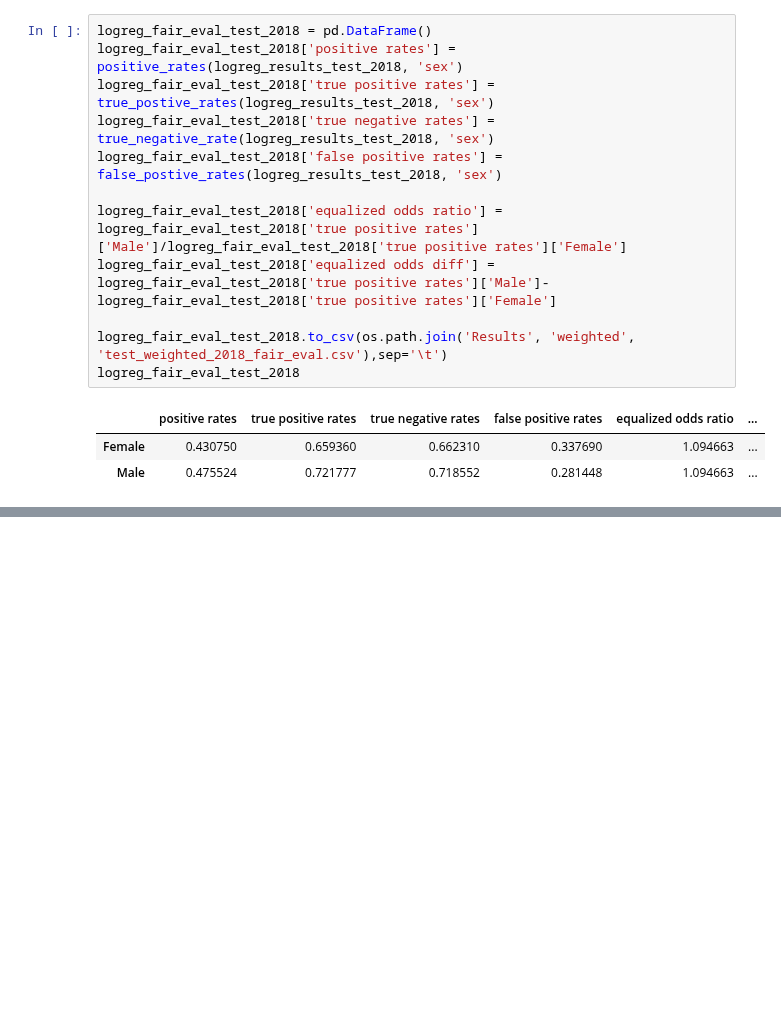
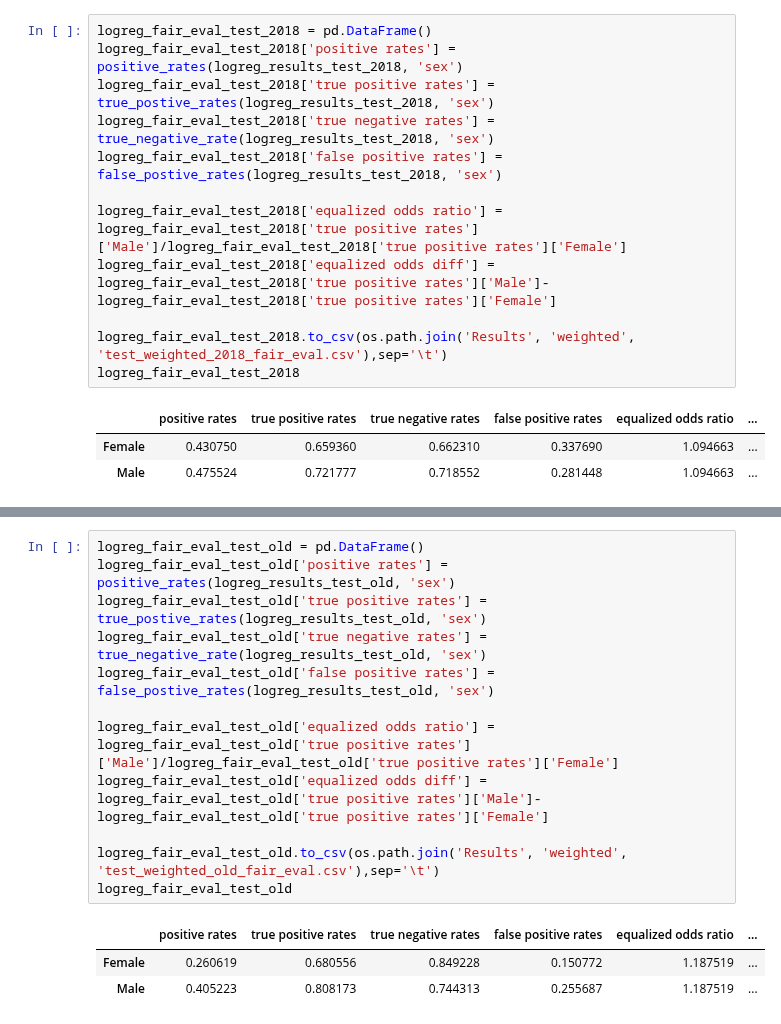
Before and after one commit to JipSchoneveld/HCML_project, a Jupyter notebook: reweigh_train.ipynb, the cells around one changed output, grey strips where cells are left out. Cells and saved outputs as stored; diff of their text form; blank space fills up the shorter version.

```diff
--- a/reweigh_train.ipynb
+++ b/reweigh_train.ipynb
@@ -202,0 +241,16 @@ logreg_fair_eval_test_2018
+# %%
+logreg_fair_eval_test_old = pd.DataFrame()
+logreg_fair_eval_test_old['positive rates'] = positive_rates(logreg_results_test_old, 'sex')
+logreg_fair_eval_test_old['true positive rates'] = true_postive_rates(logreg_results_test_old, 'sex')
+logreg_fair_eval_test_old['true negative rates'] = true_negative_rate(logreg_results_test_old, 'sex')
+logreg_fair_eval_test_old['false positive rates'] = false_postive_rates(logreg_results_test_old, 'sex')
+
+logreg_fair_eval_test_old['equalized odds ratio'] = logreg_fair_eval_test_old['true positive rates']['Male']/logreg_fair_eval_test_old['true positive rates']['Female']
+logreg_fair_eval_test_old['equalized odds diff'] = logreg_fair_eval_test_old['true positive rates']['Male']-logreg_fair_eval_test_old['true positive rates']['Female']
+
+logreg_fair_eval_test_old.to_csv(os.path.join('Results', 'weighted', 'test_weighted_old_fair_eval.csv'),sep='\t')
+logreg_fair_eval_test_old
+# %% [output]
+|  | positive rates | true positive rates | true negative rates | false positive rates | equalized odds ratio | ... |
+| Female | 0.260619 | 0.680556 | 0.849228 | 0.150772 | 1.187519 | ... |
+| Male | 0.405223 | 0.808173 | 0.744313 | 0.255687 | 1.187519 | ... |
```
Also changed, not shown: parts of 5 cells of this notebook, 3 other files.
